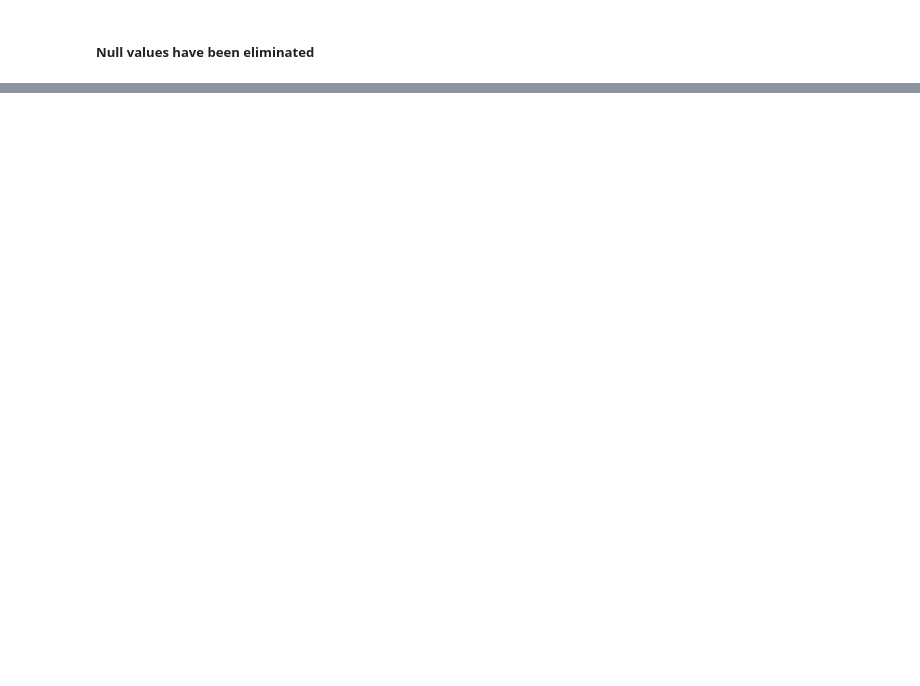
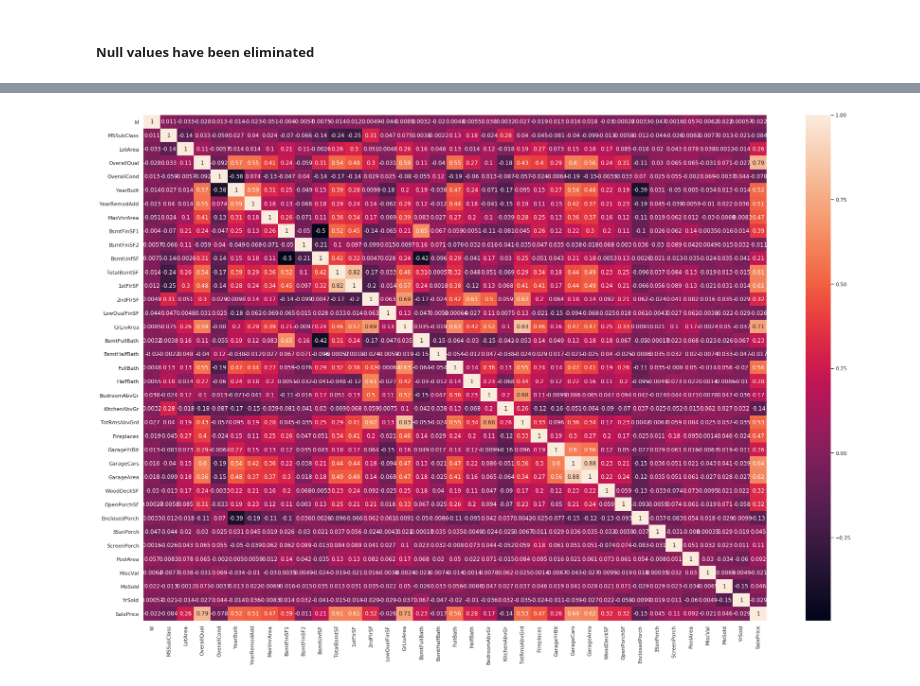
Before and after one commit to anushkaparadkar/advanced-regression, a Jupyter notebook: advanced-regression.ipynb, the cells around one changed output, grey strips where cells are left out. Drawn from its saved outputs; the diff is of its cells as text; code cells hidden in the pictures; blank space fills up the shorter version.

```diff
--- a/advanced-regression.ipynb
+++ b/advanced-regression.ipynb
@@ -7,3 +1,25 @@ import seaborn as snsround(100*(dfhousing.isnull().sum()/len(dfhousing.index)),2
+# %%
+#import all the essential libraries
+import numpy as np
+import pandas as pd
+
+import matplotlib.pyplot as plt
+import seaborn as sns
+sns.set()
+
+from sklearn import linear_model
+from sklearn.linear_model import LinearRegression
+from sklearn.linear_model import Ridge
+from sklearn.linear_model import Lasso
+from sklearn.model_selection import GridSearchCV
+from sklearn.feature_selection import RFE
+
+
+pd.set_option('display.max_rows', 500)
+pd.set_option('display.max_columns', 500)
+pd.set_option('display.width', 1000)
+
+import os
 # %% [markdown]
 ## Step 1: Data Understanding, Visualisation and Preparation:
 # %%
@@ -176,0 +211,4 @@ Length: 75, dtype: float64
+# %%
+## identifying numeric variables
+numeric = df.select_dtypes(include=['float64','int64'])
+numeric = numeric.columns
@@ -176,0 +232,7 @@ Length: 75, dtype: float64
+# %%
+## finding out correlation between variable and correlation wrt to target variable
+plt.figure(figsize = (30, 20))
+sns.heatmap(df[numeric].corr(),annot = True)
+plt.show()
+# %% [output]
+[figure, added]
```
Also changed, not shown: parts of 28 cells of this notebook.
